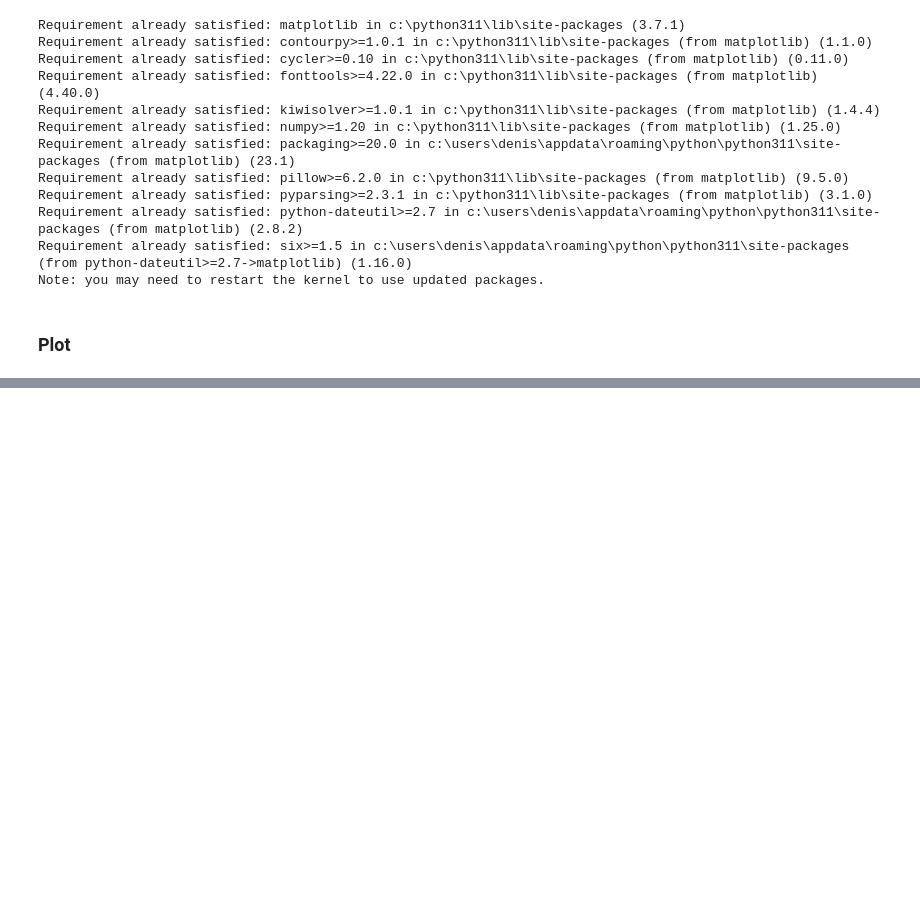
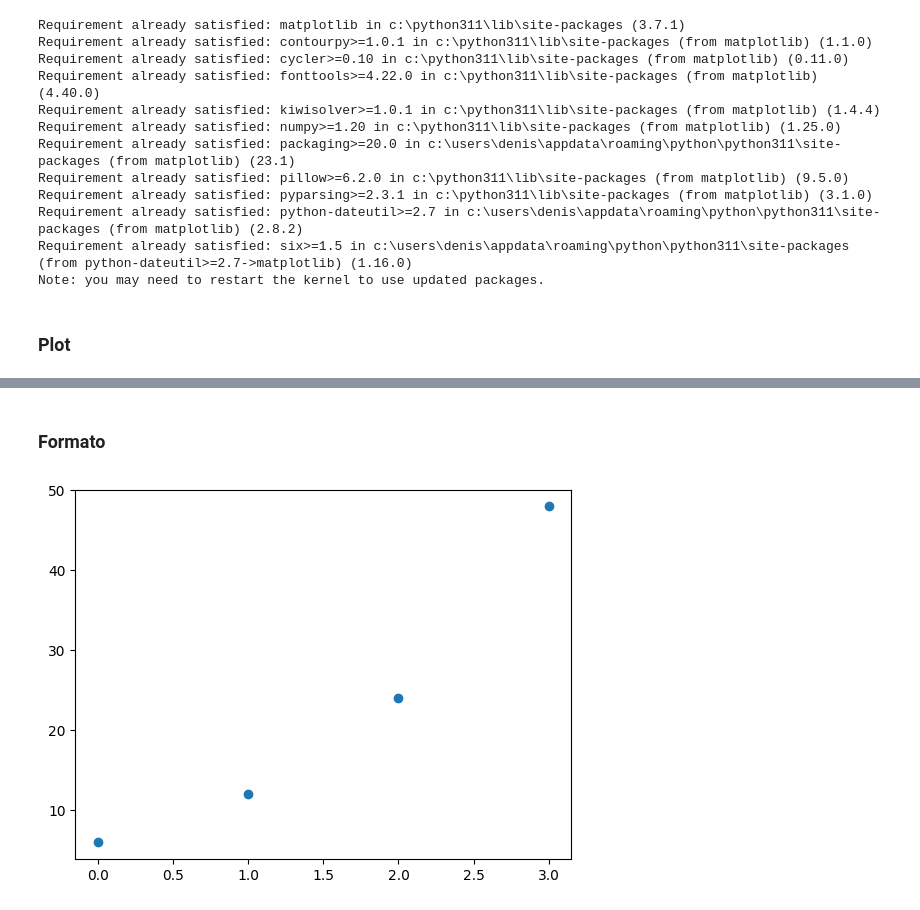
Before and after one commit to DenisseJ/Python-3-Intermedio, a Jupyter notebook: Bibliotecas.ipynb, the cells around one changed output, grey strips where cells are left out. Saved outputs shown, nothing was run; the diff lists cells and outputs as text; code cells hidden in the pictures; blank space fills up the shorter version.

```diff
--- a/Bibliotecas.ipynb
+++ b/Bibliotecas.ipynb
@@ -713,0 +815,8 @@ puntos_y = np.array([6,12,24,])
+# %% [markdown]
+### Formato
+# %%
+puntos_y = np.array([6,12,24,48])
+plt.plot(puntos_y,"o")
+plt.show()
+# %% [output]
+[figure, added]
```
Also changed, not shown: parts of 47 cells of this notebook, 3 other files.
